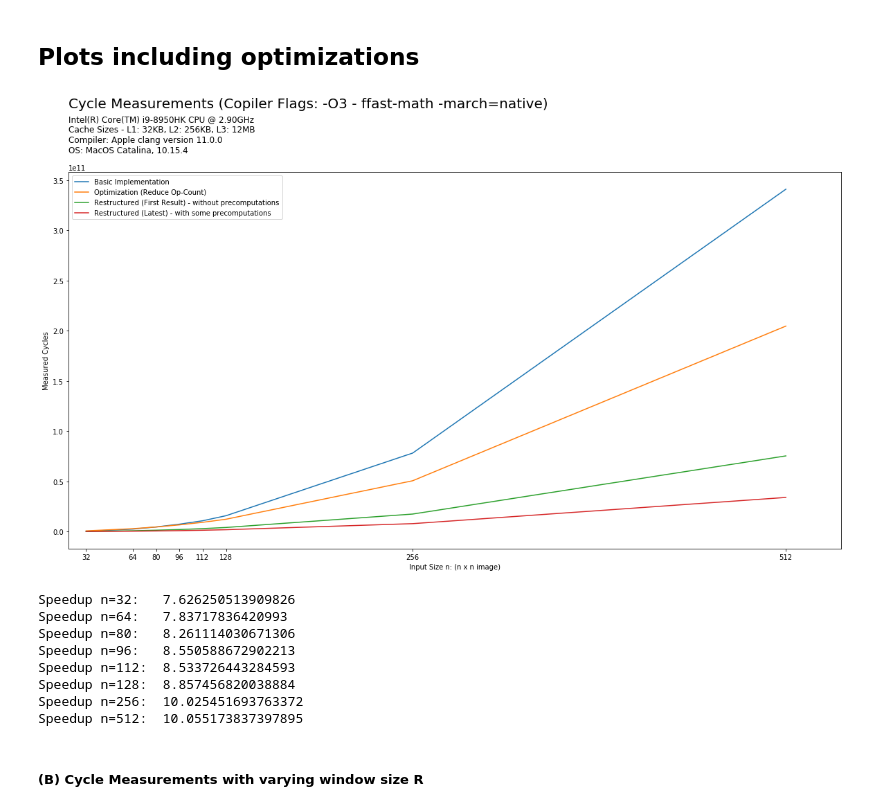
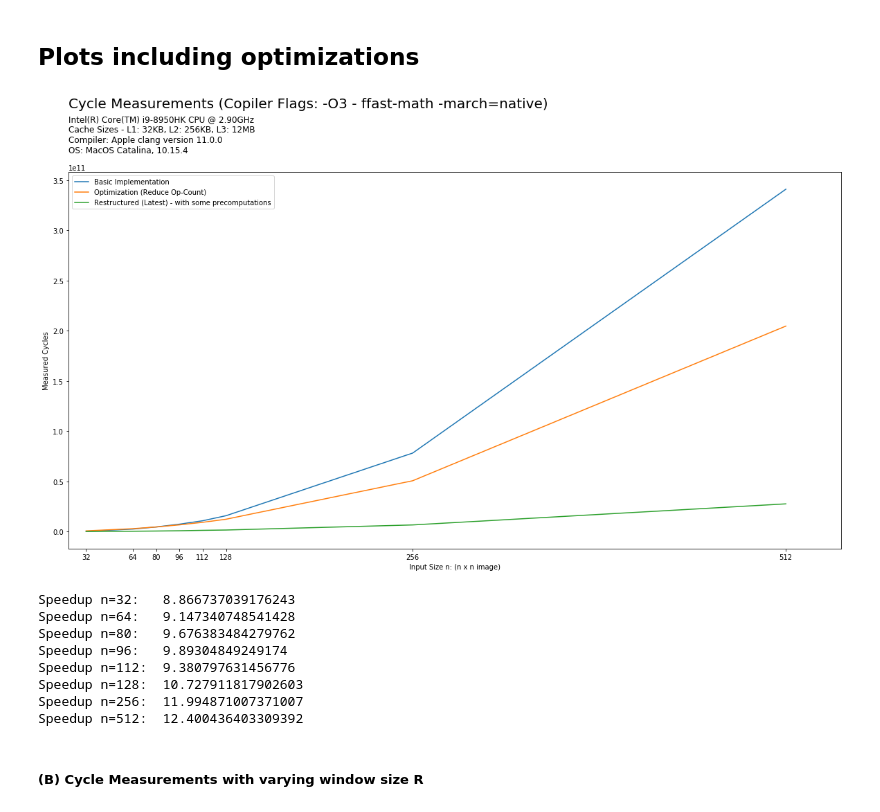
Before and after one commit to ninodimontalcino/advanced-denoising-mcrenderings, a Jupyter notebook: analysis/PerformanceAnalysis.ipynb, the cells around one changed output. Cells and saved outputs as stored; diff of their text form; code cells hidden in the pictures.

Commit message:
Some more speedup
=> still not all precomputation exploited (8x - 13x w.r.t to cycles depending on input size)

```diff
--- a/analysis/PerformanceAnalysis.ipynb
+++ b/analysis/PerformanceAnalysis.ipynb
@@ -202,48 +202,46 @@ fig.savefig('performance_plot_varyingR',bbox_inches='tight',bbox_extra_artists=[
 # %%
 series = ["Basic Implementation",
           "Optimization (Reduce Op-Count)",
-          "Restructured (First Result) - without precomputations",
           "Restructured (Latest) - with some precomputations"]
 
 
 n = np.array([32, 64, 80, 96, 112, 128, 256, 512])
 
 cycles = np.array([[1.78076e+08, 2.38001e+09, 4.49588e+09, 7.26405e+09, 1.07094e+10, 1.5718e+10, 7.81106e+10, 3.40981e+11],
                    [6.19067e+08, 2.78789e+09, 4.48639e+09, 6.57584e+09, 9.13254e+09, 1.22144e+10, 5.0534e+10, 2.04622e+11],
-                   [1.07731e+08, 7.34241e+08, 1.27451e+09, 1.96172e+09, 2.85347e+09, 3.9966e+09, 1.73473e+10, 7.52874e+10],
-                   [2.33504e+07, 3.03682e+08, 5.44222e+08, 8.49538e+08, 1.25495e+09, 1.77455e+09, 7.79123e+09, 3.3911e+10]
+                   [2.00836e+07, 2.60186e+08, 4.64624e+08, 7.34258e+08, 1.14163e+09, 1.46515e+09, 6.512e+09, 2.74975e+10]
                   ])
 
 # ------------------------------------------------------
 # PLOT OF MEASURED CYCLES
 # ------------------------------------------------------
 
 fig = plt.figure(figsize=(20,10))
 for i, serie in enumerate(series):
     plt.plot(n, cycles[i], label=serie)
 plt.xticks(n)
 plt.xlim(20,550)
 plt.ylabel("Measured Cycles")
 plt.xlabel("Input Size n: (n x n image)")
 suptitle = plt.suptitle("Cycle Measurements (Copiler Flags: -O3 - ffast-math -march=native)", x=0.125, y=1.03, fontsize=20, ha='left')
 plt.title(hardware_info, fontsize=12, x=0, y=1.04, ha='left')
 plt.legend()
 fig.savefig('cycle_comparison',bbox_inches='tight',bbox_extra_artists=[suptitle])
 # %% [output]
-[figure, old version]
+[figure, new version]
 # %%
 # Calculate speedup for different n's
 for i, n in enumerate(n):
     print("Speedup n=" +  str(n) + ": \t" + str(cycles[0][i] / cycles[-1][i]))
 # %% [output]
-Speedup n=32:   7.626250513909826
-Speedup n=64:   7.83717836420993
-Speedup n=80:   8.261114030671306
-Speedup n=96:   8.550588672902213
-Speedup n=112:  8.533726443284593
-Speedup n=128:  8.857456820038884
-Speedup n=256:  10.025451693763372
-Speedup n=512:  10.055173837397895
+Speedup n=32:   8.866737039176243
+Speedup n=64:   9.147340748541428
+Speedup n=80:   9.676383484279762
+Speedup n=96:   9.89304849249174
+Speedup n=112:  9.380797631456776
+Speedup n=128:  10.727911817902603
+Speedup n=256:  11.994871007371007
+Speedup n=512:  12.400436403309392
 # %% [markdown]
 ##### (B) Cycle Measurements with varying window size R
 # %%
```
Also changed, not shown: 4 other files.
